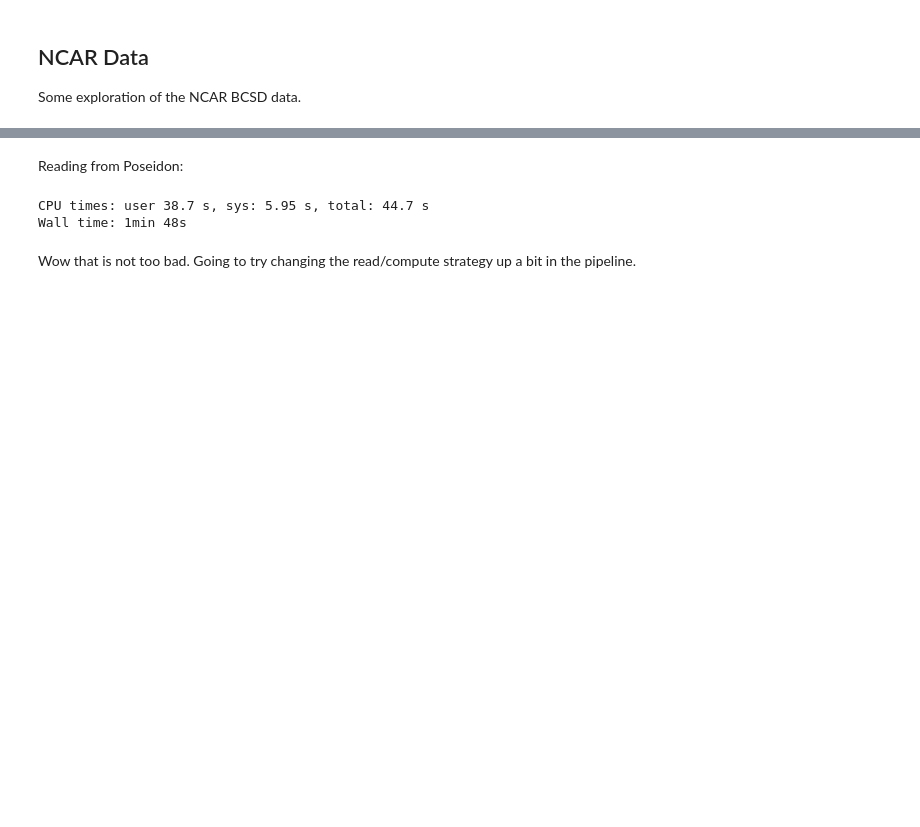
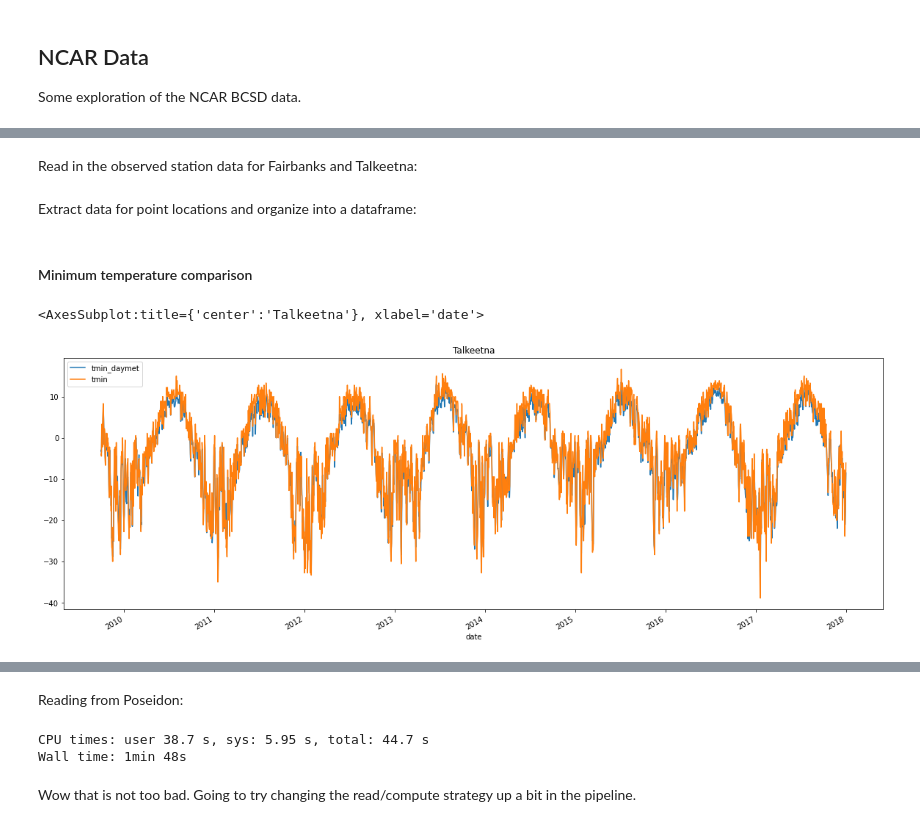
Before and after one commit to ua-snap/spruce-beetle-risk, a Jupyter notebook: eda.ipynb, the cells around one changed output, grey strips where cells are left out. Drawn from its saved outputs; the diff is of its cells as text; code cells hidden in the pictures; blank space fills up the shorter version.

Commit message:
add observed-modeled comparison analysis

```diff
--- a/eda.ipynb
+++ b/eda.ipynb
@@ -21,0 +28,9 @@ plt.show()
+# %%
+from pathlib import Path
+import xarray as xr
+
+
+scratch_dir = Path("/atlas_scratch/kmredilla/beetles")
+daymet_comp_fp = scratch_dir.joinpath("yearly_risk_components_daymet.nc")
+with xr.open_dataset(daymet_comp_fp) as ds:
+    pass
@@ -21,0 +52,5 @@ plt.show()
+# %%
+met_dir = Path("/Data/Base_Data/Climate/AK_NCAR_12km/met")
+
+with xr.open_mfdataset([met_dir.joinpath("daymet", f"daymet_met_{year}.nc") for year in ["1980", "1981", "1982"]]) as ds:
+    tmin = ds["tmin"].sel(y=104, x=150, time=slice("1980-01-01", "1980-12-31"))
@@ -25,0 +135,36 @@ Some exploration of the NCAR BCSD data.
+# %% [markdown]
+Read in the observed station data for Fairbanks and Talkeetna:
+# %%
+import pandas as pd
+
+obs_df = pd.read_csv("/workspace/Shared/Tech_Projects/beetles/project_data/fairbanks_talkeetna_t_export.csv", parse_dates=["date"])
+obs_df["date"] = obs_df["date"] + np.timedelta64(12, "h")
+# no 2018 data for daymet
+obs_df = obs_df.set_index("date").loc[:"2017-12-31"].reset_index()
+# %% [markdown]
+Extract data for point locations and organize into a dataframe:
+# %%
+from pathlib import Path
+
+
+with xr.open_mfdataset([met_dir.joinpath("daymet", f"daymet_met_{year}.nc") for year in range(2009, 2018)]) as ds:
+    tmin_df_list = []
+    tmax_df_list = []
+    for location in locations_lu:
+    # for location in ["Talkeetna"]:
+        dates = obs_df[obs_df["location"] == location]["date"].values
+        y, x = locations_lu[location]["yx"]
+        tmin_df_list.append(extract_dataframe(ds, "tmin", "daymet", location, y, x, dates))
+        tmax_df_list.append(extract_dataframe(ds, "tmax", "daymet", location, y, x, dates))
+
+obs_df = obs_df.set_index(["date", "location"]).join(pd.concat(tmin_df_list).set_index(["date", "location"]))
+obs_df = obs_df.join(pd.concat(tmax_df_list).set_index(["date", "location"])).reset_index()
+obs_df["tmin_diff"] = obs_df["tmin"] - obs_df["tmin_daymet"]
+obs_df["tmax_diff"] = obs_df["tmax"] - obs_df["tmax_daymet"]
+# %% [markdown]
+#### Minimum temperature comparison
+# %%
+obs_df[obs_df["location"] == "Talkeetna"][["date", "tmin_daymet", "tmin"]].plot(x="date", figsize=(20, 7), title="Talkeetna")
+# %% [output]
+<AxesSubplot:title={'center':'Talkeetna'}, xlabel='date'>
+[figure, added]
```
Also changed, not shown: parts of 35 cells of this notebook.
